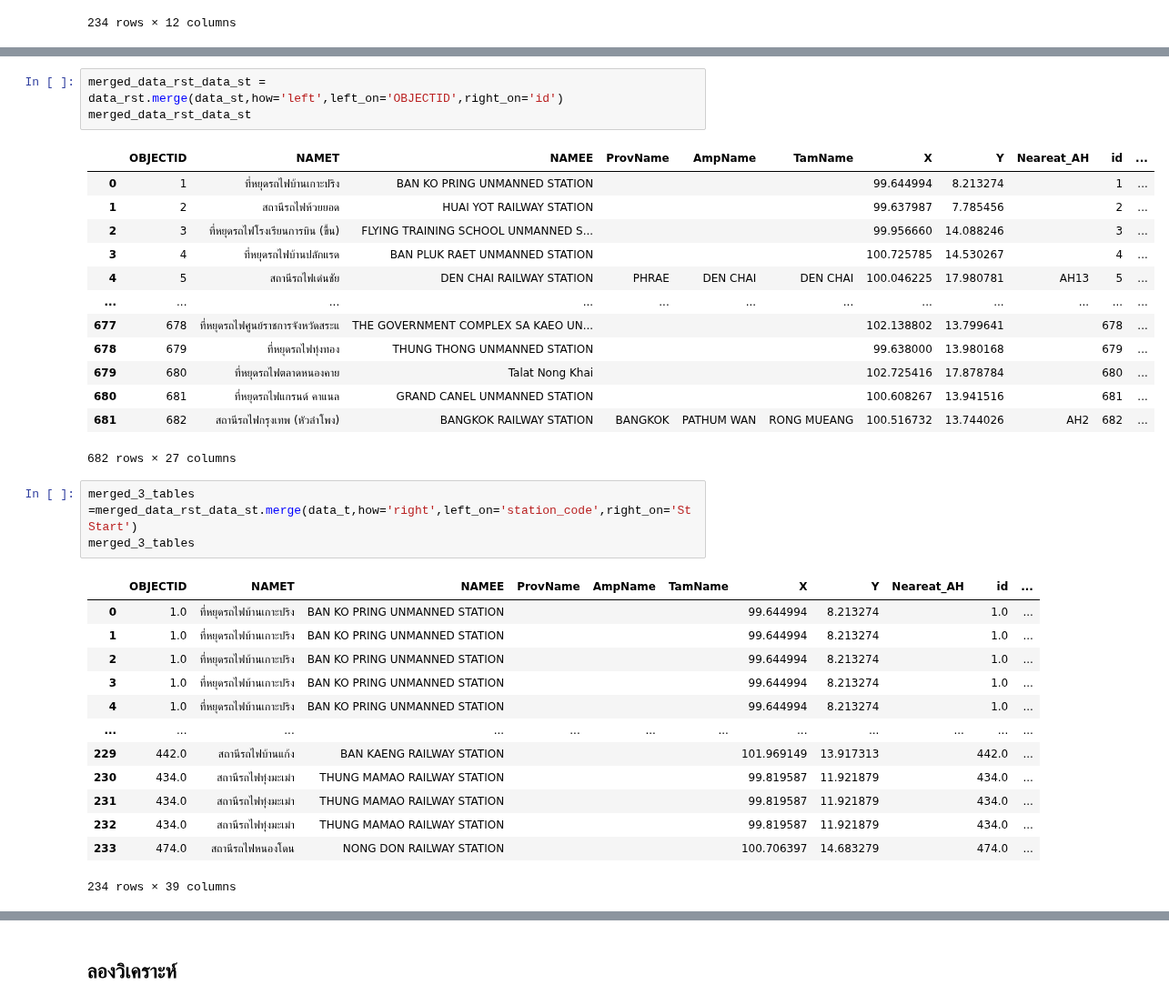
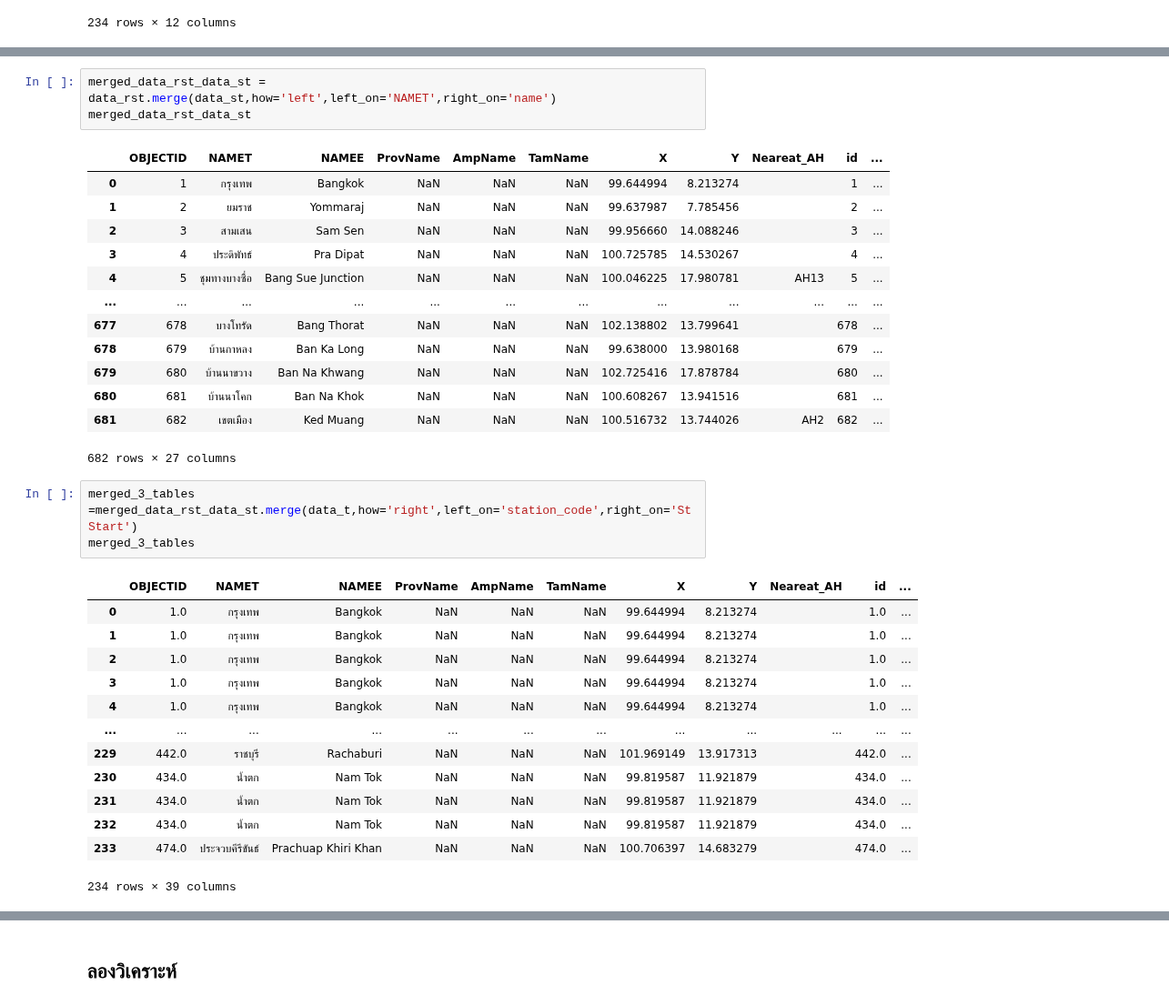
Before and after one commit to ThanikPimpiban/DWDM21, a Jupyter notebook: Project_31_8_64.ipynb, the cells around one changed output, grey strips where cells are left out. Shown at 91% size. Cells and saved outputs as stored; diff of their text form.

```diff
--- a/Project_31_8_64.ipynb
+++ b/Project_31_8_64.ipynb
@@ -63,35 +63,35 @@ data_rst
 682 rows × 9 columns
 # %%
-merged_data_rst_data_st = data_rst.merge(data_st,how='left',left_on='OBJECTID',right_on='id')
+merged_data_rst_data_st = data_rst.merge(data_st,how='left',left_on='NAMET',right_on='name')
 merged_data_rst_data_st
 # %% [output]
 |  | OBJECTID | NAMET | NAMEE | ProvName | AmpName | TamName | X | Y | Neareat_AH | id | ... |
-| 0 | 1 | ที่หยุดรถไฟบ้านเกาะปริง | BAN KO PRING UNMANNED STATION |  |  |  | 99.644994 | 8.213274 |  | 1 | ... |
-| 1 | 2 | สถานีรถไฟห้วยยอด | HUAI YOT RAILWAY STATION |  |  |  | 99.637987 | 7.785456 |  | 2 | ... |
-| 2 | 3 | ที่หยุดรถไฟโรงเรียนการบิน (ขึ้น) | FLYING TRAINING SCHOOL UNMANNED S... |  |  |  | 99.956660 | 14.088246 |  | 3 | ... |
-| 3 | 4 | ที่หยุดรถไฟบ้านปลักแรด | BAN PLUK RAET UNMANNED STATION |  |  |  | 100.725785 | 14.530267 |  | 4 | ... |
-| 4 | 5 | สถานีรถไฟเด่นชัย | DEN CHAI RAILWAY STATION | PHRAE | DEN CHAI | DEN CHAI | 100.046225 | 17.980781 | AH13 | 5 | ... |
+| 0 | 1 | กรุงเทพ | Bangkok | NaN | NaN | NaN | 99.644994 | 8.213274 |  | 1 | ... |
+| 1 | 2 | ยมราช | Yommaraj | NaN | NaN | NaN | 99.637987 | 7.785456 |  | 2 | ... |
+| 2 | 3 | สามเสน | Sam Sen | NaN | NaN | NaN | 99.956660 | 14.088246 |  | 3 | ... |
+| 3 | 4 | ประดิพัทธ์ | Pra Dipat | NaN | NaN | NaN | 100.725785 | 14.530267 |  | 4 | ... |
+| 4 | 5 | ชุมทางบางซื่อ | Bang Sue Junction | NaN | NaN | NaN | 100.046225 | 17.980781 | AH13 | 5 | ... |
 | ... | ... | ... | ... | ... | ... | ... | ... | ... | ... | ... | ... |
-| 677 | 678 | ที่หยุดรถไฟศูนย์ราชการจังหวัดสระแ | THE GOVERNMENT COMPLEX SA KAEO UN... |  |  |  | 102.138802 | 13.799641 |  | 678 | ... |
-| 678 | 679 | ที่หยุดรถไฟทุ่งทอง | THUNG THONG UNMANNED STATION |  |  |  | 99.638000 | 13.980168 |  | 679 | ... |
-| 679 | 680 | ที่หยุดรถไฟตลาดหนองคาย | Talat Nong Khai |  |  |  | 102.725416 | 17.878784 |  | 680 | ... |
-| 680 | 681 | ที่หยุดรถไฟแกรนด์ คาแนล | GRAND CANEL UNMANNED STATION |  |  |  | 100.608267 | 13.941516 |  | 681 | ... |
-| 681 | 682 | สถานีรถไฟกรุงเทพ (หัวลำโพง) | BANGKOK RAILWAY STATION | BANGKOK | PATHUM WAN | RONG MUEANG | 100.516732 | 13.744026 | AH2 | 682 | ... |
+| 677 | 678 | บางโทรัด | Bang Thorat | NaN | NaN | NaN | 102.138802 | 13.799641 |  | 678 | ... |
+| 678 | 679 | บ้านกาหลง | Ban Ka Long | NaN | NaN | NaN | 99.638000 | 13.980168 |  | 679 | ... |
+| 679 | 680 | บ้านนาขวาง | Ban Na Khwang | NaN | NaN | NaN | 102.725416 | 17.878784 |  | 680 | ... |
+| 680 | 681 | บ้านนาโคก | Ban Na Khok | NaN | NaN | NaN | 100.608267 | 13.941516 |  | 681 | ... |
+| 681 | 682 | เขตเมือง | Ked Muang | NaN | NaN | NaN | 100.516732 | 13.744026 | AH2 | 682 | ... |
 682 rows × 27 columns
 # %%
 merged_3_tables =merged_data_rst_data_st.merge(data_t,how='right',left_on='station_code',right_on='StStart')
 merged_3_tables
 # %% [output]
 |  | OBJECTID | NAMET | NAMEE | ProvName | AmpName | TamName | X | Y | Neareat_AH | id | ... |
-| 0 | 1.0 | ที่หยุดรถไฟบ้านเกาะปริง | BAN KO PRING UNMANNED STATION |  |  |  | 99.644994 | 8.213274 |  | 1.0 | ... |
-| 1 | 1.0 | ที่หยุดรถไฟบ้านเกาะปริง | BAN KO PRING UNMANNED STATION |  |  |  | 99.644994 | 8.213274 |  | 1.0 | ... |
-| 2 | 1.0 | ที่หยุดรถไฟบ้านเกาะปริง | BAN KO PRING UNMANNED STATION |  |  |  | 99.644994 | 8.213274 |  | 1.0 | ... |
-| 3 | 1.0 | ที่หยุดรถไฟบ้านเกาะปริง | BAN KO PRING UNMANNED STATION |  |  |  | 99.644994 | 8.213274 |  | 1.0 | ... |
-| 4 | 1.0 | ที่หยุดรถไฟบ้านเกาะปริง | BAN KO PRING UNMANNED STATION |  |  |  | 99.644994 | 8.213274 |  | 1.0 | ... |
+| 0 | 1.0 | กรุงเทพ | Bangkok | NaN | NaN | NaN | 99.644994 | 8.213274 |  | 1.0 | ... |
+| 1 | 1.0 | กรุงเทพ | Bangkok | NaN | NaN | NaN | 99.644994 | 8.213274 |  | 1.0 | ... |
+| 2 | 1.0 | กรุงเทพ | Bangkok | NaN | NaN | NaN | 99.644994 | 8.213274 |  | 1.0 | ... |
+| 3 | 1.0 | กรุงเทพ | Bangkok | NaN | NaN | NaN | 99.644994 | 8.213274 |  | 1.0 | ... |
+| 4 | 1.0 | กรุงเทพ | Bangkok | NaN | NaN | NaN | 99.644994 | 8.213274 |  | 1.0 | ... |
 | ... | ... | ... | ... | ... | ... | ... | ... | ... | ... | ... | ... |
-| 229 | 442.0 | สถานีรถไฟบ้านแก้ง | BAN KAENG RAILWAY STATION |  |  |  | 101.969149 | 13.917313 |  | 442.0 | ... |
-| 230 | 434.0 | สถานีรถไฟทุ่งมะเม่า | THUNG MAMAO RAILWAY STATION |  |  |  | 99.819587 | 11.921879 |  | 434.0 | ... |
-| 231 | 434.0 | สถานีรถไฟทุ่งมะเม่า | THUNG MAMAO RAILWAY STATION |  |  |  | 99.819587 | 11.921879 |  | 434.0 | ... |
-| 232 | 434.0 | สถานีรถไฟทุ่งมะเม่า | THUNG MAMAO RAILWAY STATION |  |  |  | 99.819587 | 11.921879 |  | 434.0 | ... |
-| 233 | 474.0 | สถานีรถไฟหนองโดน | NONG DON RAILWAY STATION |  |  |  | 100.706397 | 14.683279 |  | 474.0 | ... |
+| 229 | 442.0 | ราชบุรี | Rachaburi | NaN | NaN | NaN | 101.969149 | 13.917313 |  | 442.0 | ... |
+| 230 | 434.0 | น้ำตก | Nam Tok | NaN | NaN | NaN | 99.819587 | 11.921879 |  | 434.0 | ... |
+| 231 | 434.0 | น้ำตก | Nam Tok | NaN | NaN | NaN | 99.819587 | 11.921879 |  | 434.0 | ... |
+| 232 | 434.0 | น้ำตก | Nam Tok | NaN | NaN | NaN | 99.819587 | 11.921879 |  | 434.0 | ... |
+| 233 | 474.0 | ประจวบคีรีขันธ์ | Prachuap Khiri Khan | NaN | NaN | NaN | 100.706397 | 14.683279 |  | 474.0 | ... |
 234 rows × 39 columns
```
Also changed, not shown: parts of 7 cells of this notebook.
